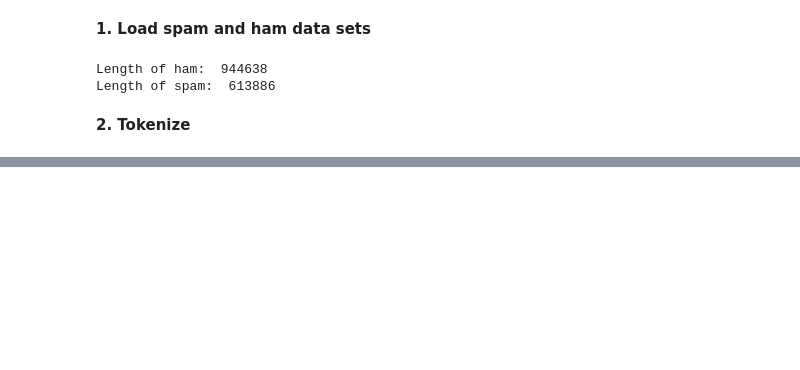
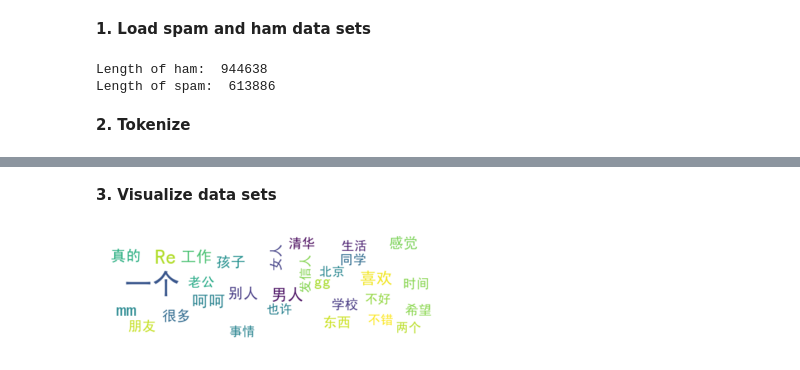
Before and after one commit to RussellLi87/NLP, a Jupyter notebook: 15所/spam_detection.ipynb, the cells around one changed output, grey strips where cells are left out. Saved outputs shown, nothing was run; the diff lists cells and outputs as text; code cells hidden in the pictures; blank space fills up the shorter version.

```diff
--- a/15所/spam_detection.ipynb
+++ b/15所/spam_detection.ipynb
@@ -34,0 +34,40 @@ spam_without_stopwords = jieba.analyse.extract_tags(spam_text, 8000)
+# %%
+# load stopwords
+stopwords = codecs.open('stopwords.txt', 'r', 'utf8').read().split('\n')
+
+# remove stopwords
+def removeStopwords(text_list):
+    text_preprocessed = []
+    for text in text_list:
+        words = []
+        seg_list = jieba.cut(text)
+        for seg in seg_list:
+            if (seg.isalpha()) and seg not in stopwords:
+                words.append(seg)
+        sentence = ' '.join(words)
+        text_preprocessed.append(sentence)
+    return text_preprocessed
+
+# remove stopwords for ham text
+ham_preprocessed = removeStopwords(ham_list)
+# remove stopwords for spam text
+spam_preprocessed = removeStopwords(spam_list)
+# %% [markdown]
+**3. Visualize data sets**
+# %%
+def visualize(content):
+    wc_conf = WordCloud(
+        background_color = "white",
+        max_words = 30,
+        font_path = "simhei.ttf",
+        min_font_size = 15,
+        max_font_size = 50,
+        width = 600
+    )
+    wc_ins = wc_conf.generate(content)
+    plt.imshow(wc_ins, interpolation='bilinear')
+    plt.axis('off')
+
+visualize(' '.join(ham_preprocessed))
+# %% [output]
+[figure, added]
```
Also changed, not shown: parts of 9 cells of this notebook, 1 other file.
